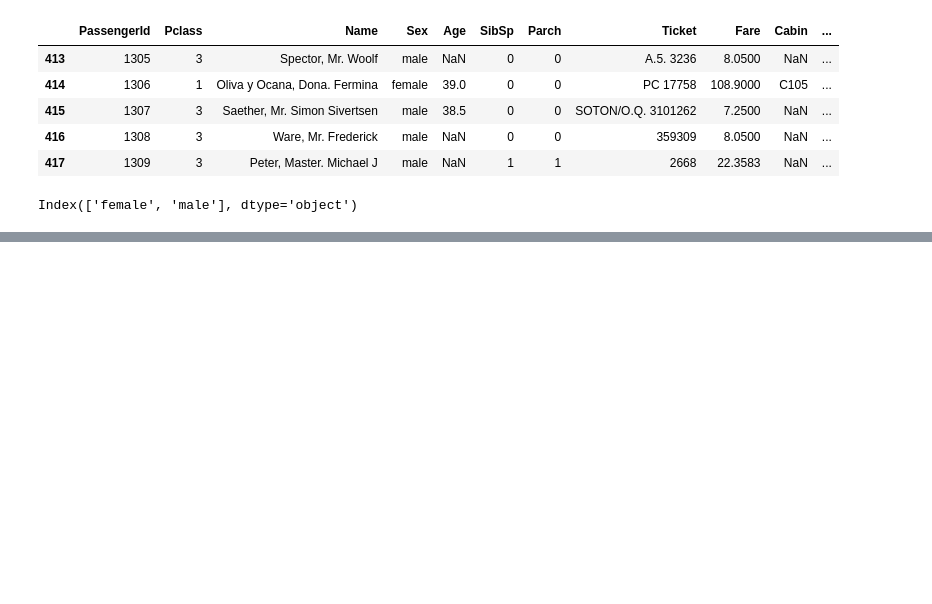
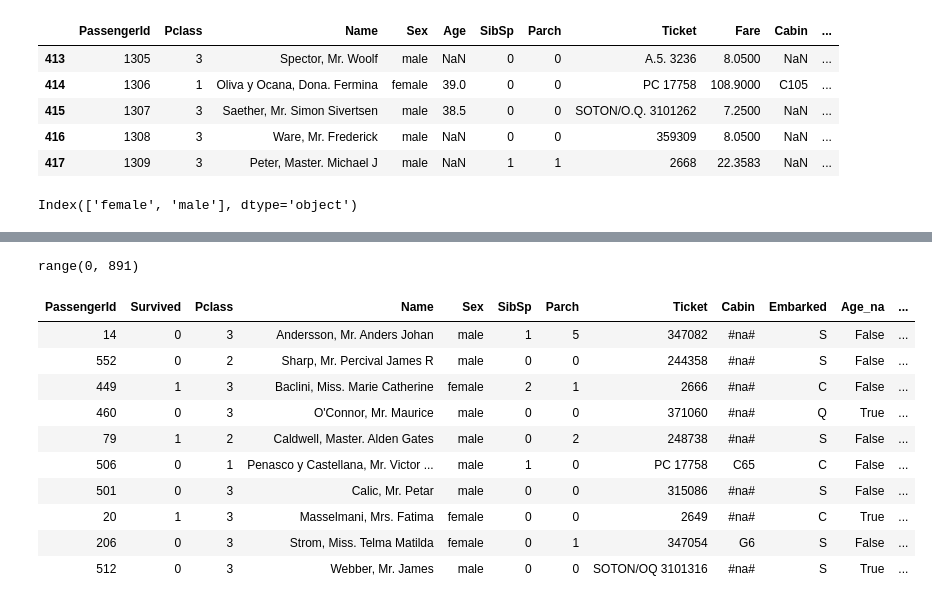
Before and after one commit to egilhe/KaggleComps, a Jupyter notebook: TitanicComp.ipynb, the cells around one changed output, grey strips where cells are left out. Cells and saved outputs as stored; diff of their text form; code cells hidden in the pictures; blank space fills up the shorter version.

```diff
--- a/TitanicComp.ipynb
+++ b/TitanicComp.ipynb
@@ -130,0 +146,24 @@ Index(['female', 'male'], dtype='object')
+# %%
+valid_idx = range(len(df))
+valid_idx
+# %% [output]
+range(0, 891)
+# %%
+dataa = (TabularList.from_df(df, path='../TitanicData/', cat_names=cat_list, cont_names=cont_list, procs=procs)
+                           .split_by_idx(list(range(600,891)))
+                           .label_from_df(cols='Survived')
+                           .databunch())
+# %%
+dataa.show_batch(rows=10)
+# %% [output]
+| PassengerId | Survived | Pclass | Name | Sex | SibSp | Parch | Ticket | Cabin | Embarked | Age_na | ... |
+| 14 | 0 | 3 | Andersson, Mr. Anders Johan | male | 1 | 5 | 347082 | #na# | S | False | ... |
+| 552 | 0 | 2 | Sharp, Mr. Percival James R | male | 0 | 0 | 244358 | #na# | S | False | ... |
+| 449 | 1 | 3 | Baclini, Miss. Marie Catherine | female | 2 | 1 | 2666 | #na# | C | False | ... |
+| 460 | 0 | 3 | O'Connor, Mr. Maurice | male | 0 | 0 | 371060 | #na# | Q | True | ... |
+| 79 | 1 | 2 | Caldwell, Master. Alden Gates | male | 0 | 2 | 248738 | #na# | S | False | ... |
+| 506 | 0 | 1 | Penasco y Castellana, Mr. Victor ... | male | 1 | 0 | PC 17758 | C65 | C | False | ... |
+| 501 | 0 | 3 | Calic, Mr. Petar | male | 0 | 0 | 315086 | #na# | S | False | ... |
+| 20 | 1 | 3 | Masselmani, Mrs. Fatima | female | 0 | 0 | 2649 | #na# | C | True | ... |
+| 206 | 0 | 3 | Strom, Miss. Telma Matilda | female | 0 | 1 | 347054 | G6 | S | False | ... |
+| 512 | 0 | 3 | Webber, Mr. James | male | 0 | 0 | SOTON/OQ 3101316 | #na# | S | True | ... |
```
Also changed, not shown: parts of 7 cells of this notebook.
